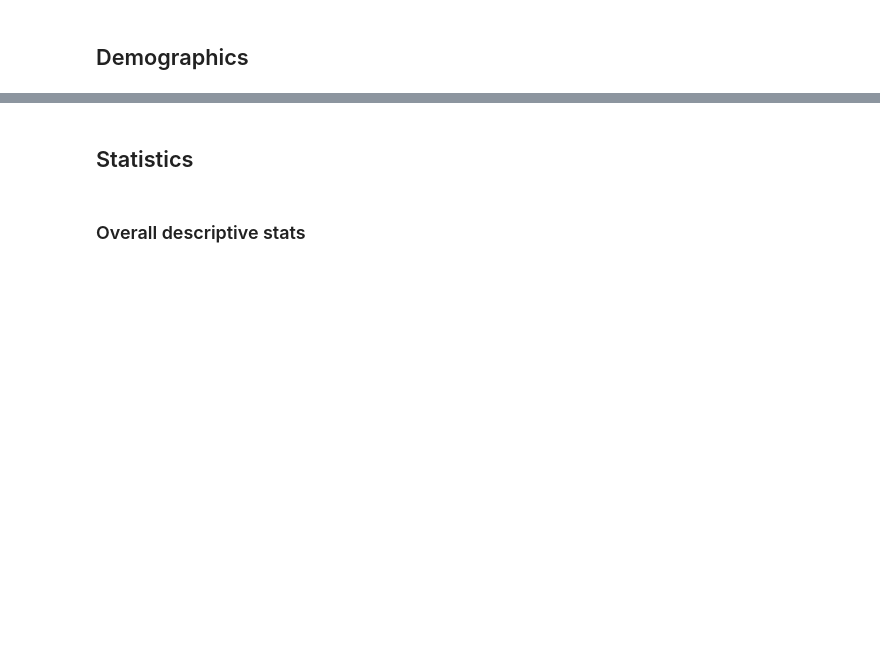
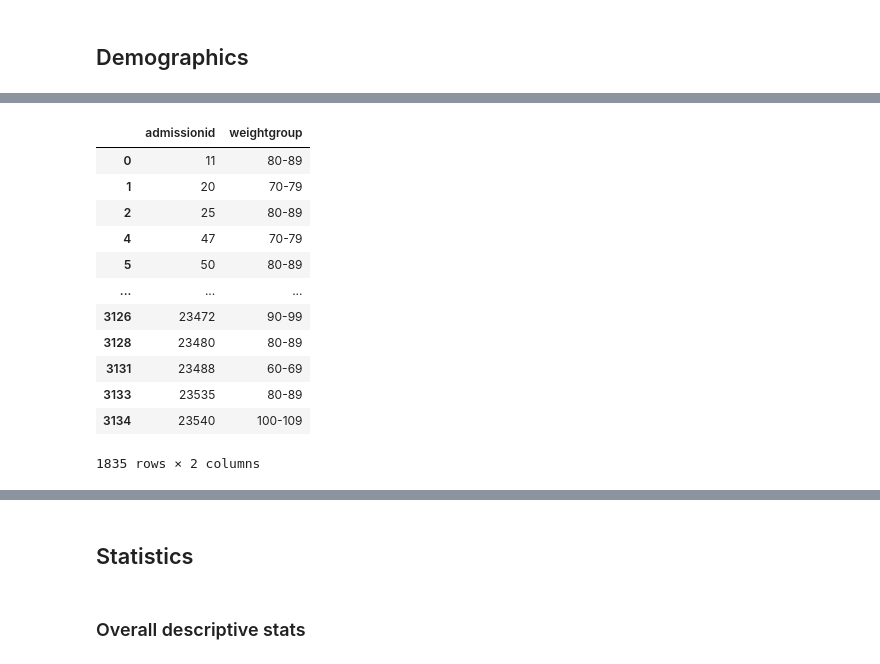
Before and after one commit to narkode/nfr_sepsis, a Jupyter notebook: nfr_sepsis.ipynb, the cells around one changed output, grey strips where cells are left out. Drawn from its saved outputs; the diff is of its cells as text; code cells hidden in the pictures; blank space fills up the shorter version.

```diff
--- a/nfr_sepsis.ipynb
+++ b/nfr_sepsis.ipynb
@@ -222,3 +227,19 @@ intake[['admissionid', 'agegroup']].groupby(['agegroup']).count()
+# %%
+intake[['admissionid', 'weightgroup']]
+# %% [output]
+|  | admissionid | weightgroup |
+| 0 | 11 | 80-89 |
+| 1 | 20 | 70-79 |
+| 2 | 25 | 80-89 |
+| 4 | 47 | 70-79 |
+| 5 | 50 | 80-89 |
+| ... | ... | ... |
+| 3126 | 23472 | 90-99 |
+| 3128 | 23480 | 80-89 |
+| 3131 | 23488 | 60-69 |
+| 3133 | 23535 | 80-89 |
+| 3134 | 23540 | 100-109 |
+1835 rows × 2 columns
 # %%
 print('Male: ', len(intake[intake['gender'] == 'Man']))
 print('Female: ', len(intake[intake['gender'] == 'Vrouw']))
```
Also changed, not shown: parts of 16 cells of this notebook.
